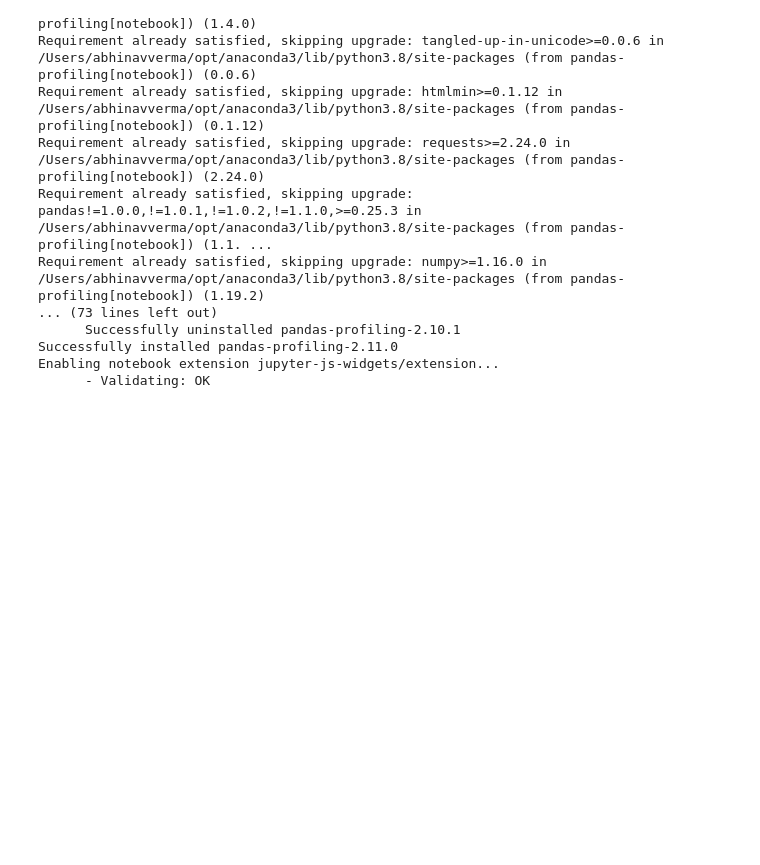
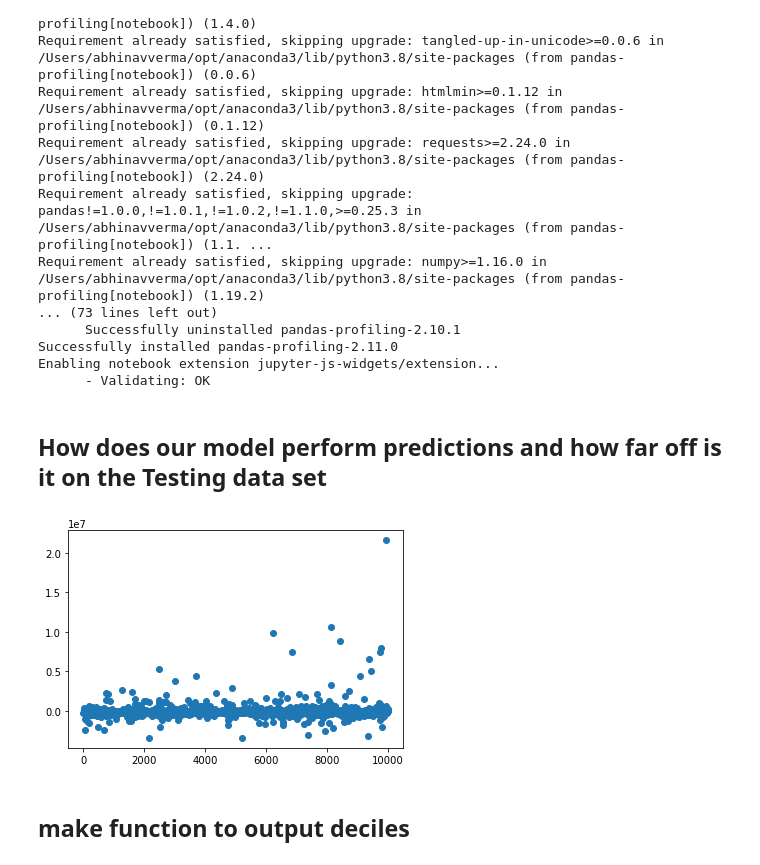
Before and after one commit to sinlord/nuveen-data-science-project, a Jupyter notebook: jupiter-notebooks/02-capstone-Model_Development.ipynb, the cells around one changed output. Saved outputs shown, nothing was run; the diff lists cells and outputs as text; code cells hidden in the pictures; blank space fills up the shorter version.

```diff
--- a/jupiter-notebooks/02-capstone-Model_Development.ipynb
+++ b/jupiter-notebooks/02-capstone-Model_Development.ipynb
@@ -351,0 +385,6 @@ Enabling notebook extension jupyter-js-widgets/extension...
+# %% [markdown]
+## How does our model perform predictions and how far off is it on the Testing data set
+# %%
+g=plt.plot(y_test - y_test_reg_preds,marker='o',linestyle='')
+# %% [output]
+[figure, added]
@@ -351,0 +393,2 @@ Enabling notebook extension jupyter-js-widgets/extension...
+# %% [markdown]
+## make function to output deciles
```
Also changed, not shown: parts of 17 cells of this notebook, 16 other files.
